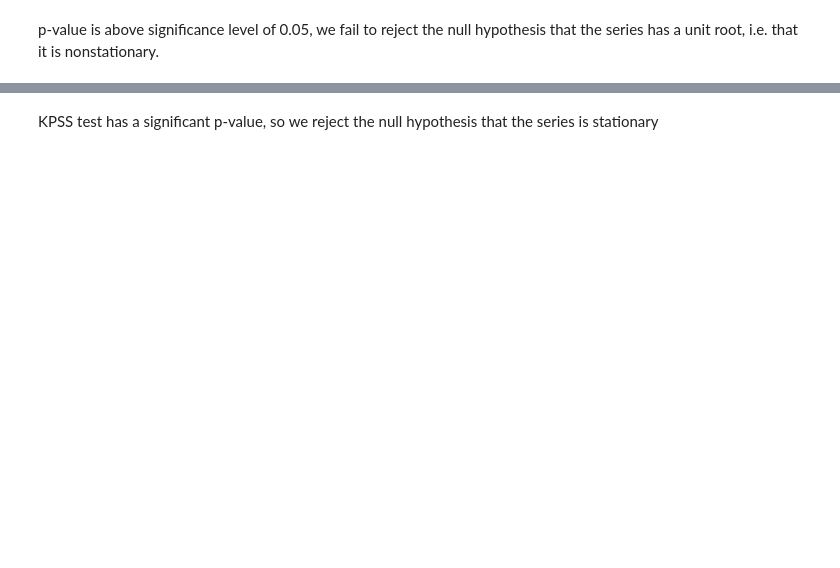
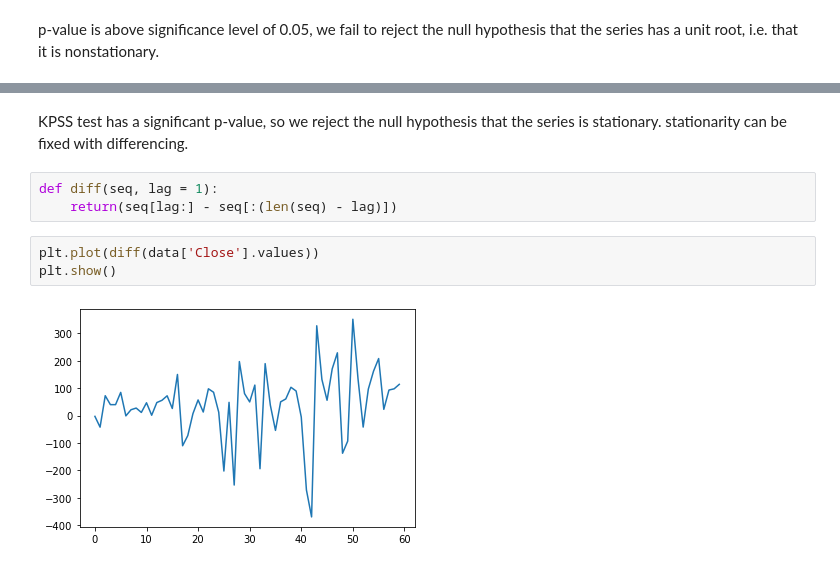
Before and after one commit to chauedwin/PortfolioAnalysis, a Jupyter notebook: PricePrediction.ipynb, the cells around one changed output, grey strips where cells are left out. Saved outputs shown, nothing was run; the diff lists cells and outputs as text; blank space fills up the shorter version.

```diff
--- a/PricePrediction.ipynb
+++ b/PricePrediction.ipynb
@@ -58,2 +58,10 @@ look-up table. The actual p-value is smaller than the p-value returned.
 # %% [markdown]
-KPSS test has a significant p-value, so we reject the null hypothesis that the series is stationary
+KPSS test has a significant p-value, so we reject the null hypothesis that the series is stationary. stationarity can be fixed with differencing.
+# %%
+def diff(seq, lag = 1):
+    return(seq[lag:] - seq[:(len(seq) - lag)])
+# %%
+plt.plot(diff(data['Close'].values))
+plt.show()
+# %% [output]
+[figure, added]
```
Also changed, not shown: parts of 8 cells of this notebook.
